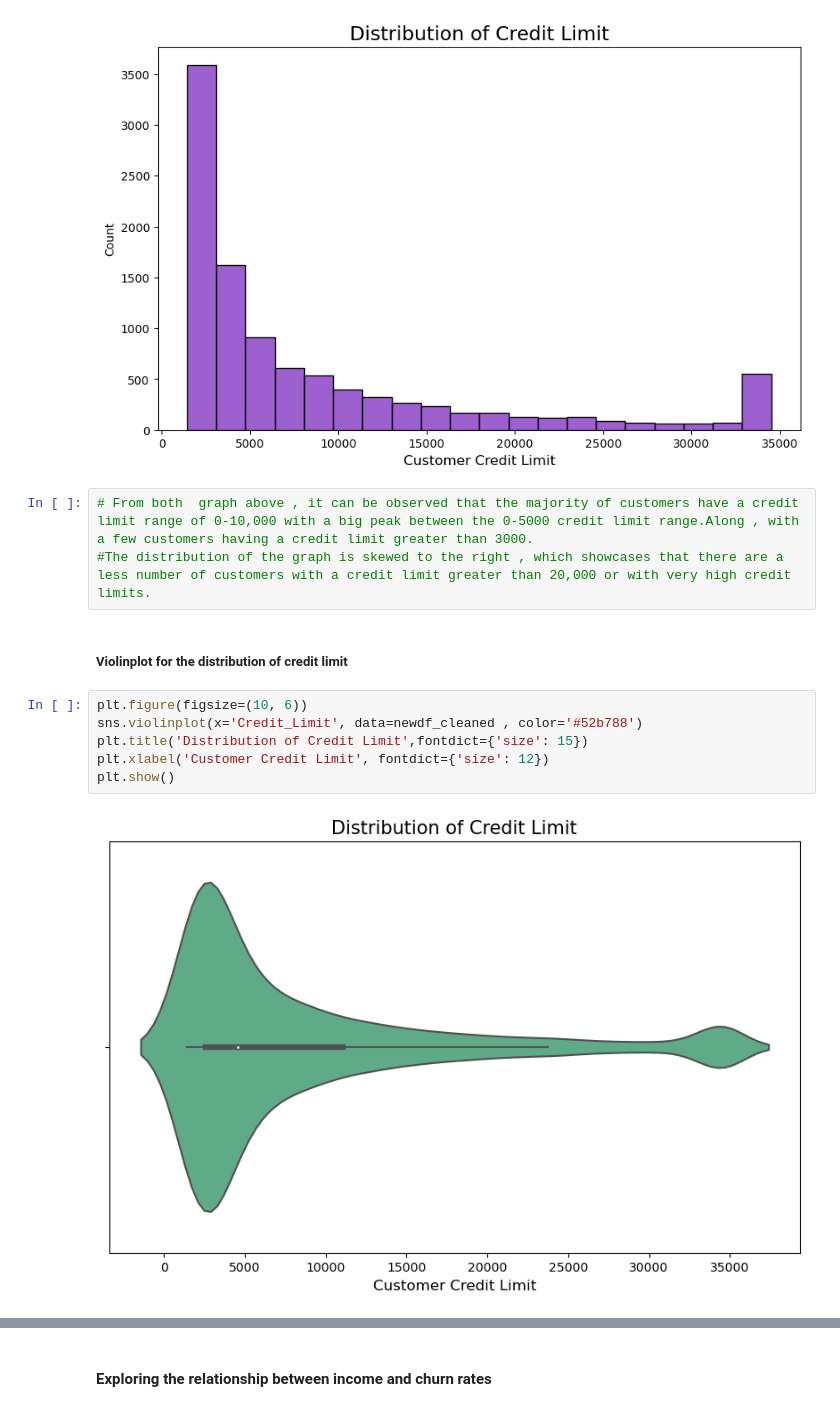
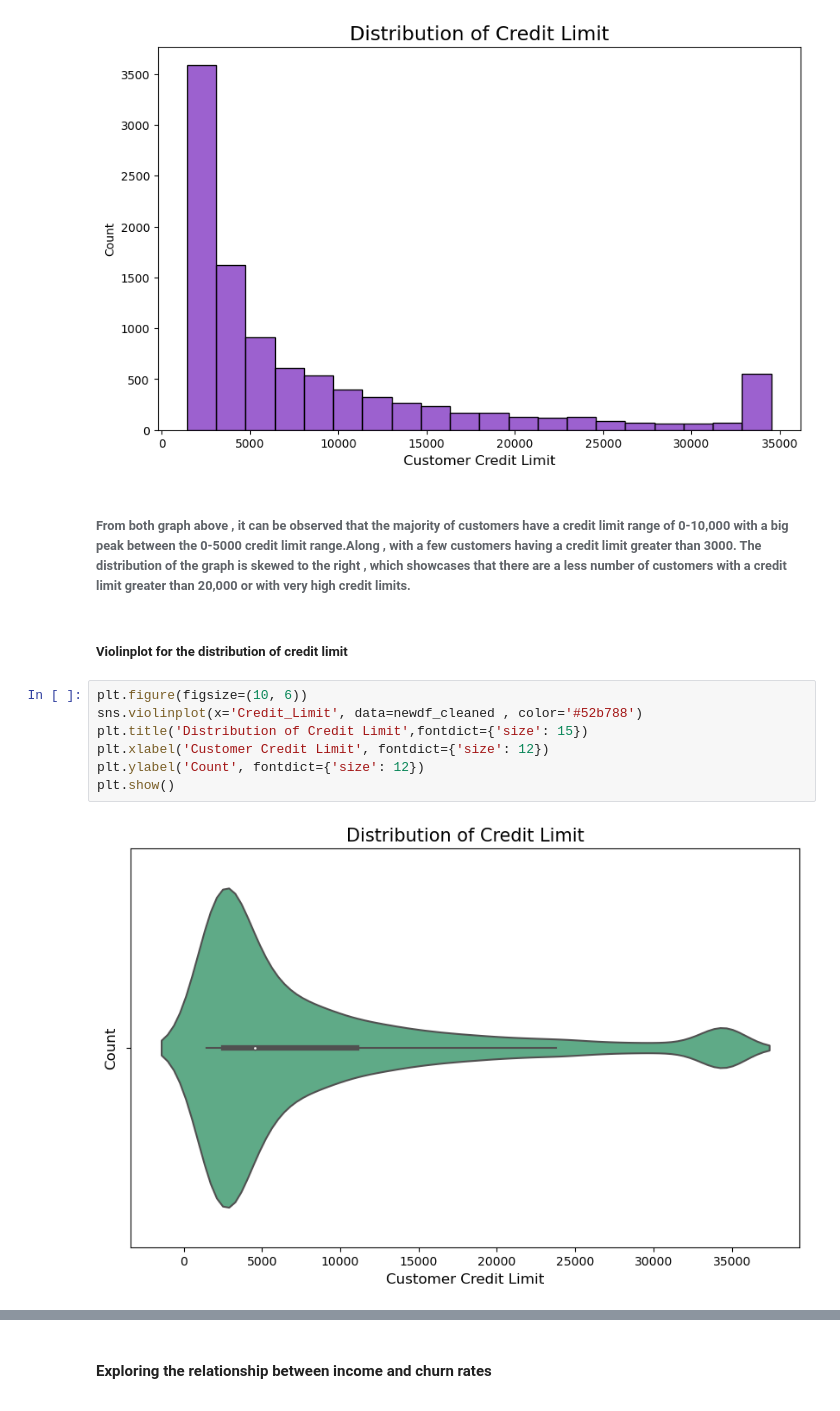
Before and after one commit to ubco-W2022T2-data301/project-group-group-20, a Jupyter notebook: analysis/analysis3(Ajneya).ipynb, the cells around one changed output, grey strips where cells are left out. Saved outputs shown, nothing was run; the diff lists cells and outputs as text.

```diff
--- a/analysis/analysis3(Ajneya).ipynb
+++ b/analysis/analysis3(Ajneya).ipynb
@@ -260,16 +259,16 @@ plt.xlabel('Customer Credit Limit', fontdict={'size': 12})
 plt.show()
 # %% [output]
 [figure]
-# %%
-# From both  graph above , it can be observed that the majority of customers have a credit limit range of 0-10,000 with a big peak between the 0-5000 credit limit range.Along , with a few customers having a credit limit greater than 3000.
-#The distribution of the graph is skewed to the right , which showcases that there are a less number of customers with a credit limit greater than 20,000 or with very high credit limits.
+# %% [markdown]
+###### From both  graph above , it can be observed that the majority of customers have a credit limit range of 0-10,000 with a big peak between the 0-5000 credit limit range.Along , with a few customers having a credit limit greater than 3000. The distribution of the graph is skewed to the right , which showcases that there are a less number of customers with a credit limit greater than 20,000 or with very high credit limits.
 # %% [markdown]
 ##### Violinplot for the distribution of credit limit
 # %%
 plt.figure(figsize=(10, 6))
 sns.violinplot(x='Credit_Limit', data=newdf_cleaned , color='#52b788')
 plt.title('Distribution of Credit Limit',fontdict={'size': 15})
 plt.xlabel('Customer Credit Limit', fontdict={'size': 12})
+plt.ylabel('Count', fontdict={'size': 12})
 plt.show()
 # %% [output]
-[figure, old version]
+[figure, new version]
```
Also changed, not shown: parts of 88 cells of this notebook, 7 other files.
